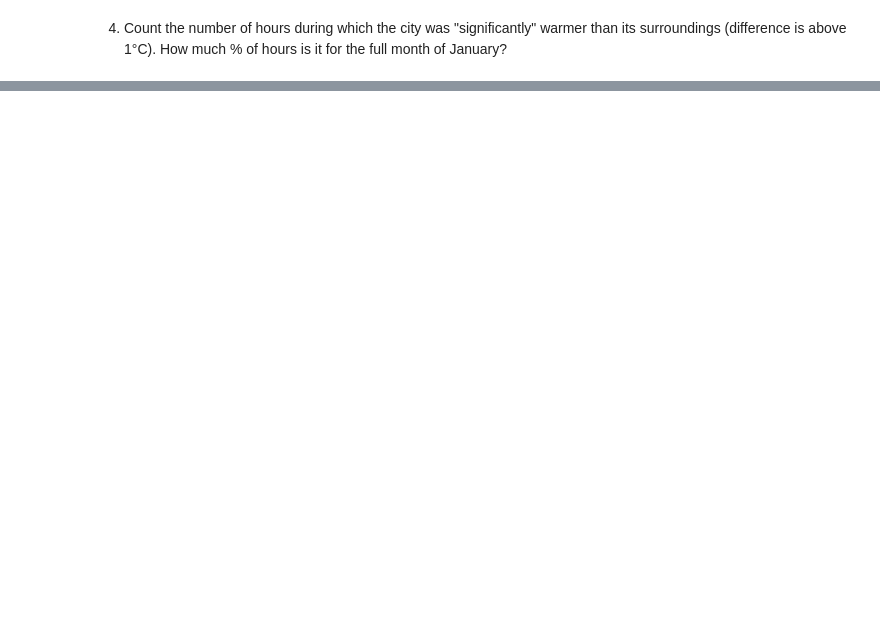
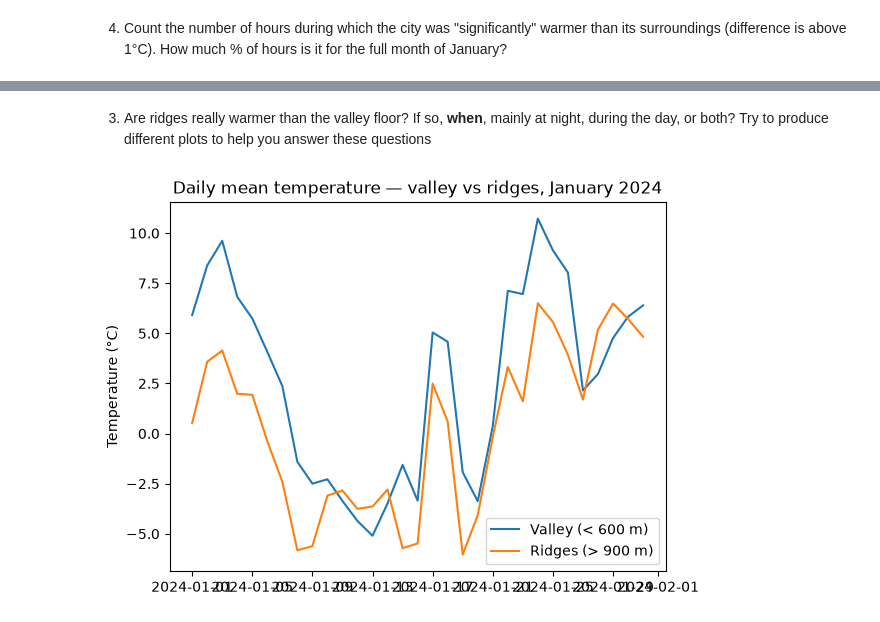
Before and after one commit to future-forests/coding-course, a Jupyter notebook: solution/05-geospatial-data.ipynb, the cells around one changed output, grey strips where cells are left out. Drawn from its saved outputs; the diff is of its cells as text; code cells hidden in the pictures; blank space fills up the shorter version.

```diff
--- a/solution/05-geospatial-data.ipynb
+++ b/solution/05-geospatial-data.ipynb
@@ -293,0 +395,24 @@ print("Share of January hours: (in %)",PctHours)
+# %% [markdown]
+3. Are ridges really warmer than the valley floor? If so, **when**, mainly at night, during the day, or both? Try to produce different plots to help you answer these questions
+# %%
+# Solution
+
+FreiburgBox = Temp.sel(lon=slice(7.6, 8.1), lat=slice(48.15, 47.75))
+
+ValleyOnly = FreiburgBox.where(ValleyMask)
+ValleySeries = ValleyOnly.mean(dim=("lat", "lon"))
+
+RidgesOnly = FreiburgBox.where(RidgesMask)
+RidgesSeries = RidgesOnly.mean(dim=("lat", "lon"))
+
+ValleyDaily = ValleySeries.resample(time="1D").mean()
+RidgesDaily = RidgesSeries.resample(time="1D").mean()
+
+plt.plot(ValleyDaily.time, ValleyDaily, label="Valley (< 600 m)")
+plt.plot(RidgesDaily.time, RidgesDaily, label="Ridges (> 900 m)")
+plt.ylabel("Temperature (°C)")
+plt.title("Daily mean temperature — valley vs ridges, January 2024")
+plt.legend()
+plt.show()
+# %% [output]
+[figure, added]
```
Also changed, not shown: parts of 26 cells of this notebook, 3 other files.
